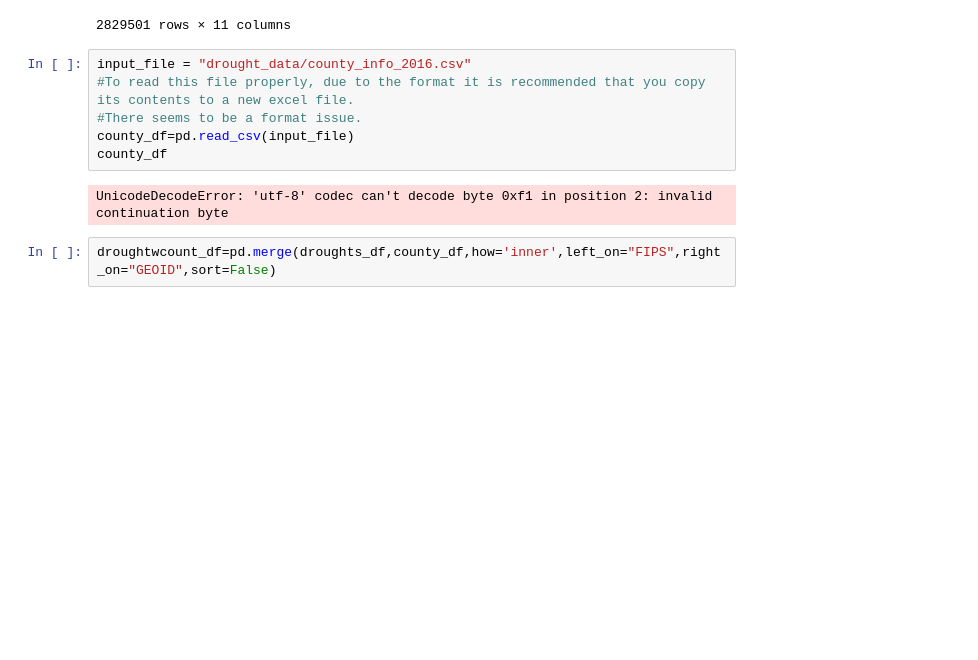
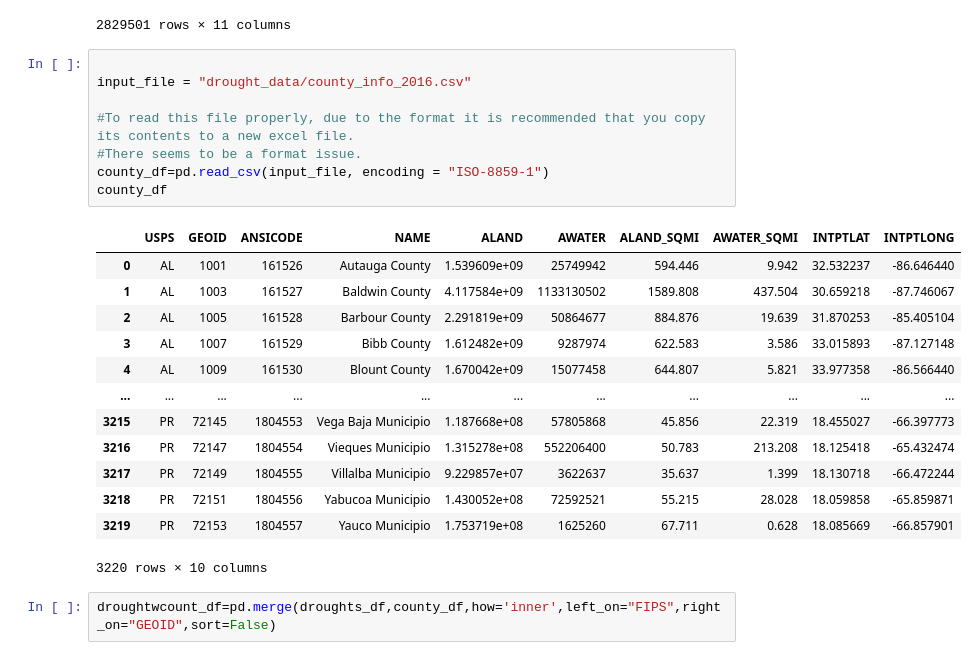
Before and after one commit to veraroberto/Project1_Droughts_USA, a Jupyter notebook: data_extraction.ipynb, the cells around one changed output. Cells and saved outputs as stored; diff of their text form; blank space fills up the shorter version.

```diff
--- a/data_extraction.ipynb
+++ b/data_extraction.ipynb
@@ -35,13 +35,27 @@ droughts_df
 | 2829500 | 2015-11-10 | 56045 | Weston County | WY | 30.70 | 69.30 | 0.0 | 0.0 | 0.0 | 0.0 | 0.6930 |
 2829501 rows × 11 columns
 # %%
+
 input_file = "drought_data/county_info_2016.csv"
+
 #To read this file properly, due to the format it is recommended that you copy its contents to a new excel file.
 #There seems to be a format issue.
-county_df=pd.read_csv(input_file)
+county_df=pd.read_csv(input_file, encoding = "ISO-8859-1")
 county_df
 # %% [output]
+|  | USPS | GEOID | ANSICODE | NAME | ALAND | AWATER | ALAND_SQMI | AWATER_SQMI | INTPTLAT | INTPTLONG |
+| 0 | AL | 1001 | 161526 | Autauga County | 1.539609e+09 | 25749942 | 594.446 | 9.942 | 32.532237 | -86.646440 |
+| 1 | AL | 1003 | 161527 | Baldwin County | 4.117584e+09 | 1133130502 | 1589.808 | 437.504 | 30.659218 | -87.746067 |
+| 2 | AL | 1005 | 161528 | Barbour County | 2.291819e+09 | 50864677 | 884.876 | 19.639 | 31.870253 | -85.405104 |
+| 3 | AL | 1007 | 161529 | Bibb County | 1.612482e+09 | 9287974 | 622.583 | 3.586 | 33.015893 | -87.127148 |
+| 4 | AL | 1009 | 161530 | Blount County | 1.670042e+09 | 15077458 | 644.807 | 5.821 | 33.977358 | -86.566440 |
+| ... | ... | ... | ... | ... | ... | ... | ... | ... | ... | ... |
+| 3215 | PR | 72145 | 1804553 | Vega Baja Municipio | 1.187668e+08 | 57805868 | 45.856 | 22.319 | 18.455027 | -66.397773 |
+| 3216 | PR | 72147 | 1804554 | Vieques Municipio | 1.315278e+08 | 552206400 | 50.783 | 213.208 | 18.125418 | -65.432474 |
+| 3217 | PR | 72149 | 1804555 | Villalba Municipio | 9.229857e+07 | 3622637 | 35.637 | 1.399 | 18.130718 | -66.472244 |
+| 3218 | PR | 72151 | 1804556 | Yabucoa Municipio | 1.430052e+08 | 72592521 | 55.215 | 28.028 | 18.059858 | -65.859871 |
+| 3219 | PR | 72153 | 1804557 | Yauco Municipio | 1.753719e+08 | 1625260 | 67.711 | 0.628 | 18.085669 | -66.857901 |
-UnicodeDecodeError: 'utf-8' codec can't decode byte 0xf1 in position 2: invalid continuation byte
+3220 rows × 10 columns
 # %%
 droughtwcount_df=pd.merge(droughts_df,county_df,how='inner',left_on="FIPS",right_on="GEOID",sort=False)
 # %%
```
Also changed, not shown: parts of 4 cells of this notebook, 2 other files.
